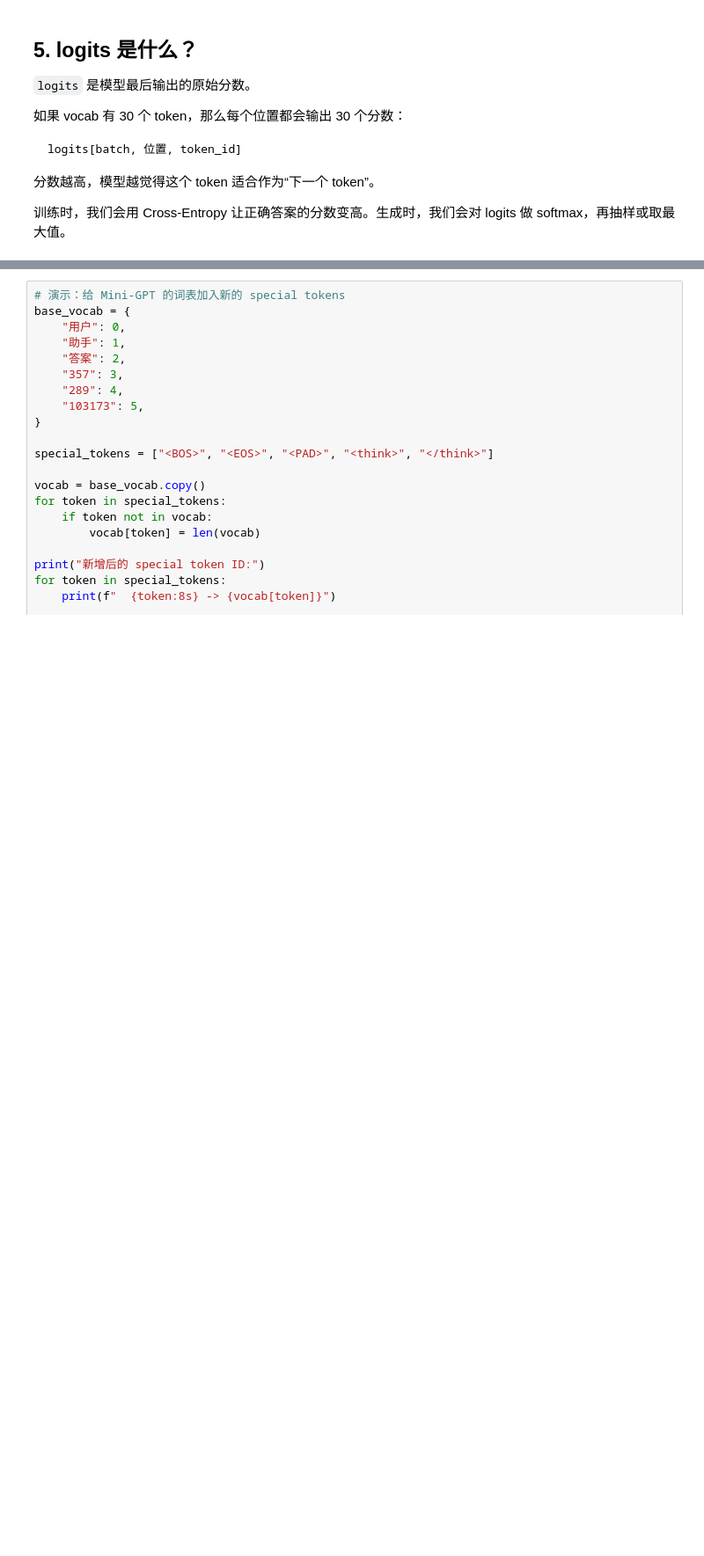
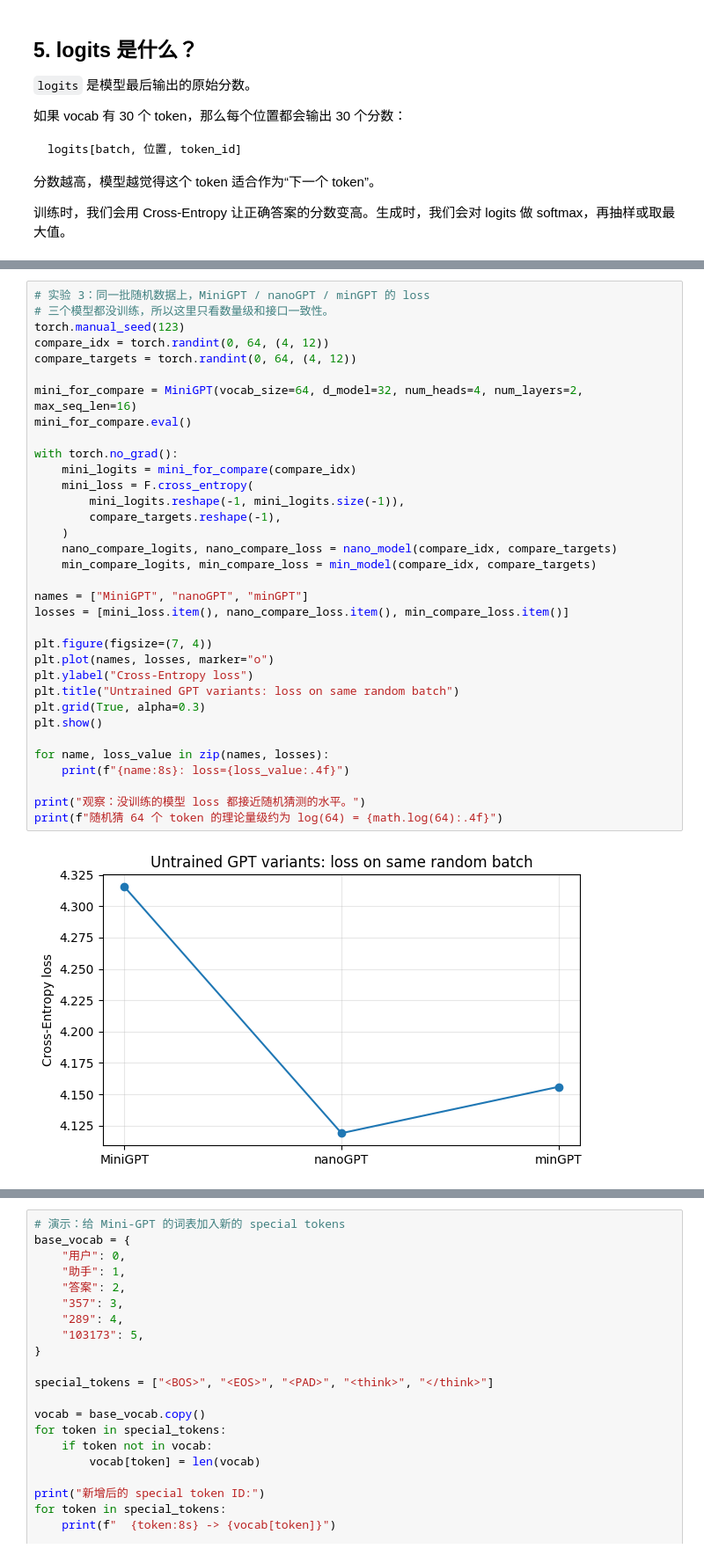
Before and after one commit to Stefan0219/modern-llm-notebook, a Jupyter notebook: notebooks/part1-foundation/05-mini-gpt.ipynb, the cells around one changed output, grey strips where cells are left out. Shown at 88% size. Drawn from its saved outputs; the diff is of its cells as text; blank space fills up the shorter version.

```diff
--- a/notebooks/part1-foundation/05-mini-gpt.ipynb
+++ b/notebooks/part1-foundation/05-mini-gpt.ipynb
@@ -332,0 +575,36 @@ print("关键观察：GPT-2 的 wte/wpe 加起来以后，形状还是 [batch, s
+# %%
+# 实验 3：同一批随机数据上，MiniGPT / nanoGPT / minGPT 的 loss
+# 三个模型都没训练，所以这里只看数量级和接口一致性。
+torch.manual_seed(123)
+compare_idx = torch.randint(0, 64, (4, 12))
+compare_targets = torch.randint(0, 64, (4, 12))
+
+mini_for_compare = MiniGPT(vocab_size=64, d_model=32, num_heads=4, num_layers=2, max_seq_len=16)
+mini_for_compare.eval()
+
+with torch.no_grad():
+    mini_logits = mini_for_compare(compare_idx)
+    mini_loss = F.cross_entropy(
+        mini_logits.reshape(-1, mini_logits.size(-1)),
+        compare_targets.reshape(-1),
+    )
+    nano_compare_logits, nano_compare_loss = nano_model(compare_idx, compare_targets)
+    min_compare_logits, min_compare_loss = min_model(compare_idx, compare_targets)
+
+names = ["MiniGPT", "nanoGPT", "minGPT"]
+losses = [mini_loss.item(), nano_compare_loss.item(), min_compare_loss.item()]
+
+plt.figure(figsize=(7, 4))
+plt.plot(names, losses, marker="o")
+plt.ylabel("Cross-Entropy loss")
+plt.title("Untrained GPT variants: loss on same random batch")
+plt.grid(True, alpha=0.3)
+plt.show()
+
+for name, loss_value in zip(names, losses):
+    print(f"{name:8s}: loss={loss_value:.4f}")
+
+print("观察：没训练的模型 loss 都接近随机猜测的水平。")
+print(f"随机猜 64 个 token 的理论量级约为 log(64) = {math.log(64):.4f}")
+# %% [output]
+[figure, added]
```
Also changed, not shown: parts of 19 cells of this notebook, 5 other files.
